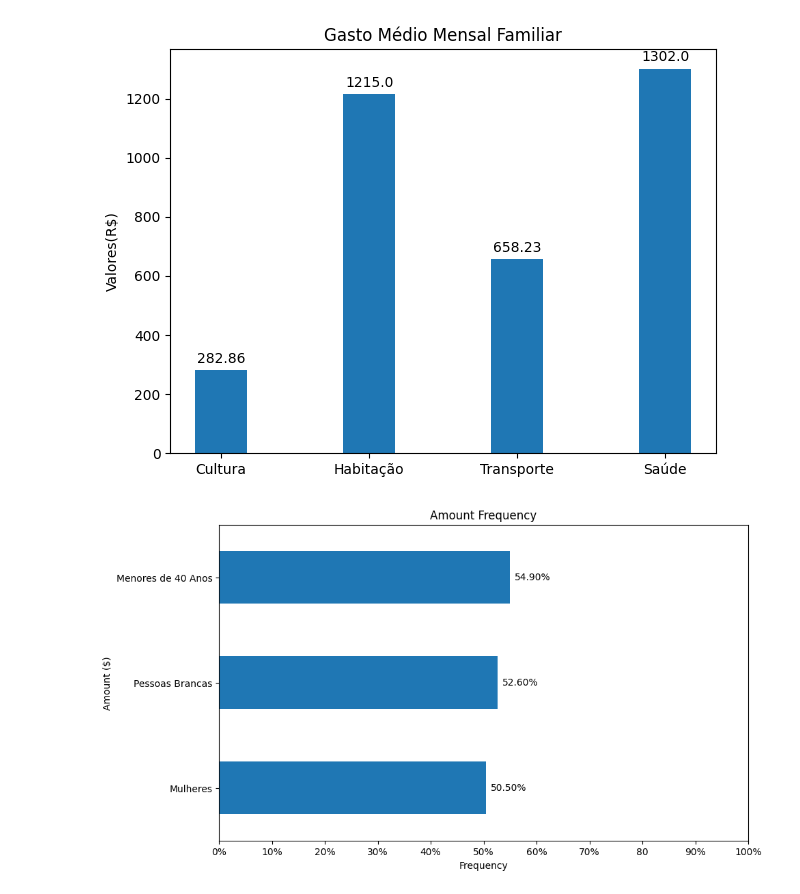
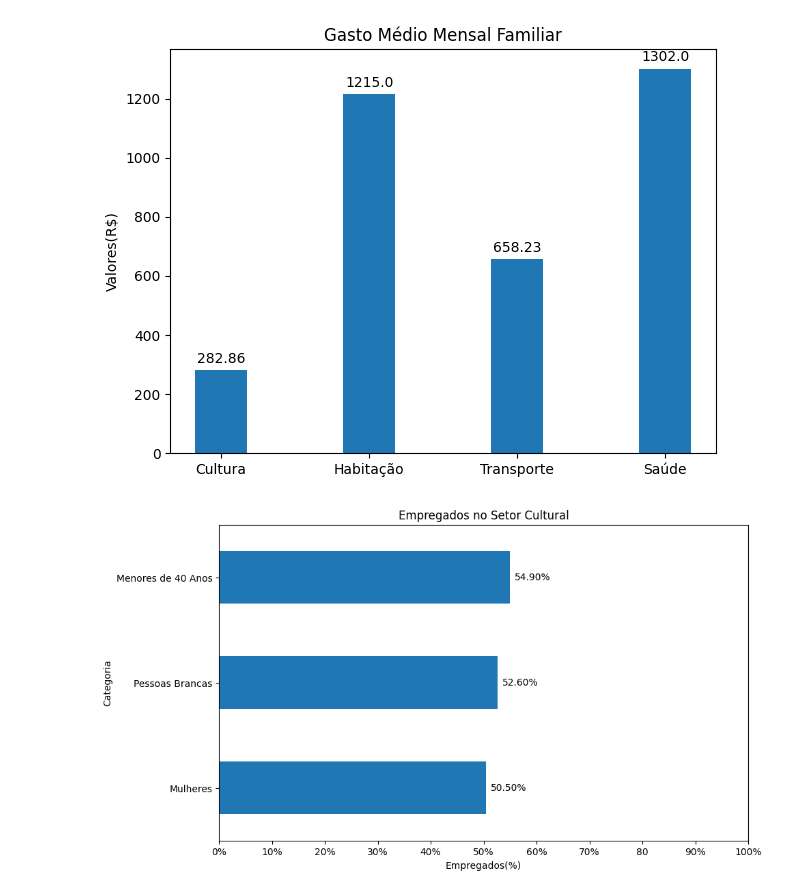
Before and after one commit to aldenor22/trabalho_do_curso_de_python, a Jupyter notebook: Trabalho_de_Conclusão_de_Curso_TCC.ipynb, the cells around one changed output. Cells and saved outputs as stored; diff of their text form; code cells hidden in the pictures.

```diff
--- a/Trabalho_de_Conclusão_de_Curso_TCC.ipynb
+++ b/Trabalho_de_Conclusão_de_Curso_TCC.ipynb
@@ -81,42 +49,45 @@ plt.savefig("image.png")
 # %%
-#Traga alguns dados brutos.
-frequencies = [50.5,52.6,54.9]
+#Gráficos 02
+import numpy as np
+import matplotlib.pyplot as plt
+import pandas as pd
 
-freq_series = pd.Series(frequencies)
+#Dados
+percentual = [50.5,52.6,54.9]
+N = pd.Series(percentual)
+setor = ['Mulheres','Pessoas Brancas','Menores de 40 Anos']
 
-y_labels = ['Mulheres','Pessoas Brancas','Menores de 40 Anos']
-
-# Traçar a figura.
-plt.figure(figsize=(10, 6))
-ax = freq_series.plot(kind='barh')
-ax.set_title('Amount Frequency')
-ax.set_xlabel('Frequency')
-ax.set_ylabel('Amount ($)')
-ax.set_yticklabels(y_labels)
-ax.set_xticks(np.arange(0,101,10))
-ax.set_xticklabels(['0%','10%','20%','30%','40%','50%','60%','70%','80','90%','100%'])
-#ax.set_xlim(0, 400) # expanda o xlim para facilitar a leitura dos rótulos
-
-#rects = ax.patches
+plt.figure(figsize=(10, 6))   # Traçar a área do gráfico
+ax = N.plot(kind='barh') #Determina as barras horizontais
+ax.set_title('Empregados no Setor Cultural') #Título
+ax.set_xlabel('Empregados(%)') #Etiqueta de X
+ax.set_ylabel('Categoria')  #Etiqueta de Y
+ax.set_yticklabels(setor)   #Quantidade de etiquetas Y
+ax.set_xticks(np.arange(0,101,10)) #quantidades de etiquetas X
+ax.set_xticklabels(['0%','10%','20%','30%','40%','50%','60%','70%','80','90%',
+                    '100%']) #Etiquetas de X
+ax.set_xlim(0, 100) # expanda o xlim para facilitar a leitura dos rótulos
 
 # Para cada barra: Coloque um rótulo
-for rect in rects:
+for r in rects:
     space = 5   #Número de pontos entre barra e etiqueta. Mude ao seu gosto.
     ha = 'left'  # Alinhamento vertical para valores positivos
     #Criar anotação
-    # Obtenha o posicionamento X e Y da etiqueta de rect.
-    x_value = rect.get_width()
-    y_value = rect.get_y() + rect.get_height() / 2
+    # Obtenha o posicionamento X e Y da etiqueta de r.
+    x_valores = r.get_width()
+    y_valores = r.get_y() + r.get_height() / 2
     plt.annotate(
-        "{:.2f}%".format(x_value),  # Use valores de X como etiqueta no formato
+        "{:.2f}%".format(x_valores),  # Use valores de X como etiqueta no formato
                                     #porcentagem com 2 casas decimais.
-        (x_value, y_value),          # Use x_value e y_value
-        xytext=(space, 0) ,          # Deslocar horizontalmente o rótulo por `espaço '
-        textcoords="offset points", # Interpretar `xytext` como deslocamento em pontos
+        (x_valores, y_valores),          # Use x_value e y_value
+        xytext=(space, 0) ,          # Deslocar horizontalmente o rótulo por
+                                     #'espaço '
+        textcoords="offset points", # Interpretar `xytext` como deslocamento em
+                                    # pontos
         va='center',                # Rótulo centralizado verticalmente
         ha=ha)                      # Alinhe o rótulo horizontalmente
 
-
+#plt.show()
 plt.savefig("image.png")
 # %% [output]
-[figure, old version]
+[figure, new version]
```
Also changed, not shown: parts of 1 cell of this notebook.
